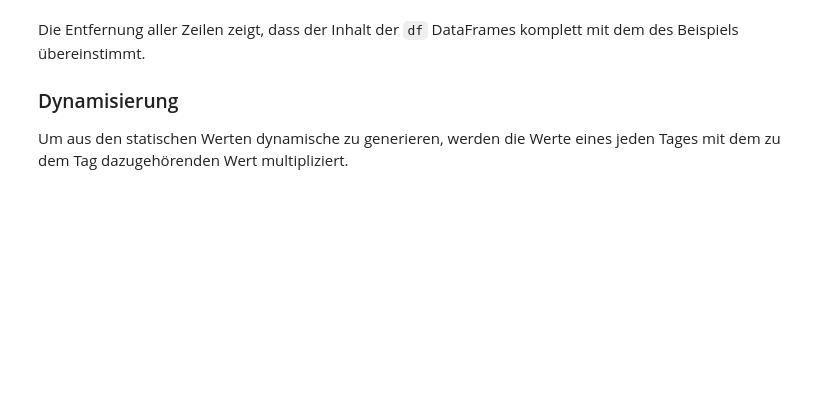
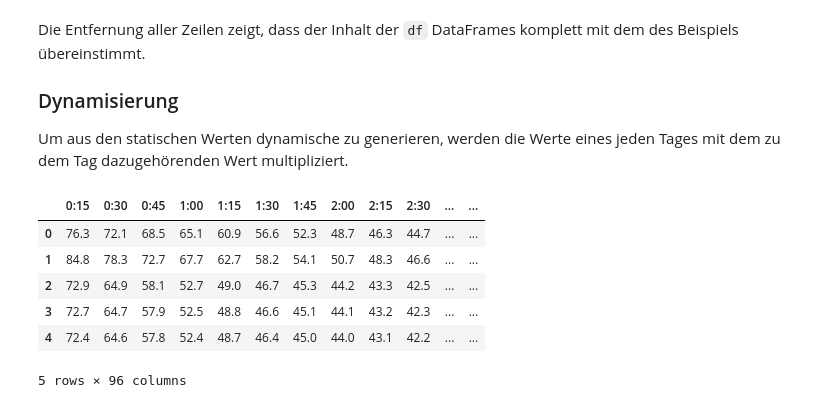
Before and after one commit to rijun/electric-load-viewer, a Jupyter notebook: notebooks/slp.ipynb, the cells around one changed output. Saved outputs shown, nothing was run; the diff lists cells and outputs as text; code cells hidden in the pictures; blank space fills up the shorter version.

```diff
--- a/notebooks/slp.ipynb
+++ b/notebooks/slp.ipynb
@@ -192,3 +202,20 @@ Die Entfernung aller Zeilen zeigt, dass der Inhalt der `df` DataFrames komplett
 
 ### Dynamisierung
 Um aus den statischen Werten dynamische zu generieren, werden die Werte eines jeden Tages mit dem zu dem Tag dazugehörenden Wert multipliziert.
+# %%
+col_list = df.columns[4:]
+row_list = []
+for row in df.itertuples(index=False):
+    arr = np.array(list(row)[4:])
+    row_list.append(np.round_(arr * dynamics.loc[row[0]]['value'], 1))
+df_dyn = pd.DataFrame(row_list)
+df_dyn.columns = col_list
+df_dyn.head()
+# %% [output]
+|  | 0:15 | 0:30 | 0:45 | 1:00 | 1:15 | 1:30 | 1:45 | 2:00 | 2:15 | 2:30 | ... | ... |
+| 0 | 76.3 | 72.1 | 68.5 | 65.1 | 60.9 | 56.6 | 52.3 | 48.7 | 46.3 | 44.7 | ... | ... |
+| 1 | 84.8 | 78.3 | 72.7 | 67.7 | 62.7 | 58.2 | 54.1 | 50.7 | 48.3 | 46.6 | ... | ... |
+| 2 | 72.9 | 64.9 | 58.1 | 52.7 | 49.0 | 46.7 | 45.3 | 44.2 | 43.3 | 42.5 | ... | ... |
+| 3 | 72.7 | 64.7 | 57.9 | 52.5 | 48.8 | 46.6 | 45.1 | 44.1 | 43.2 | 42.3 | ... | ... |
+| 4 | 72.4 | 64.6 | 57.8 | 52.4 | 48.7 | 46.4 | 45.0 | 44.0 | 43.1 | 42.2 | ... | ... |
+5 rows × 96 columns
```
Also changed, not shown: parts of 8 cells of this notebook.
